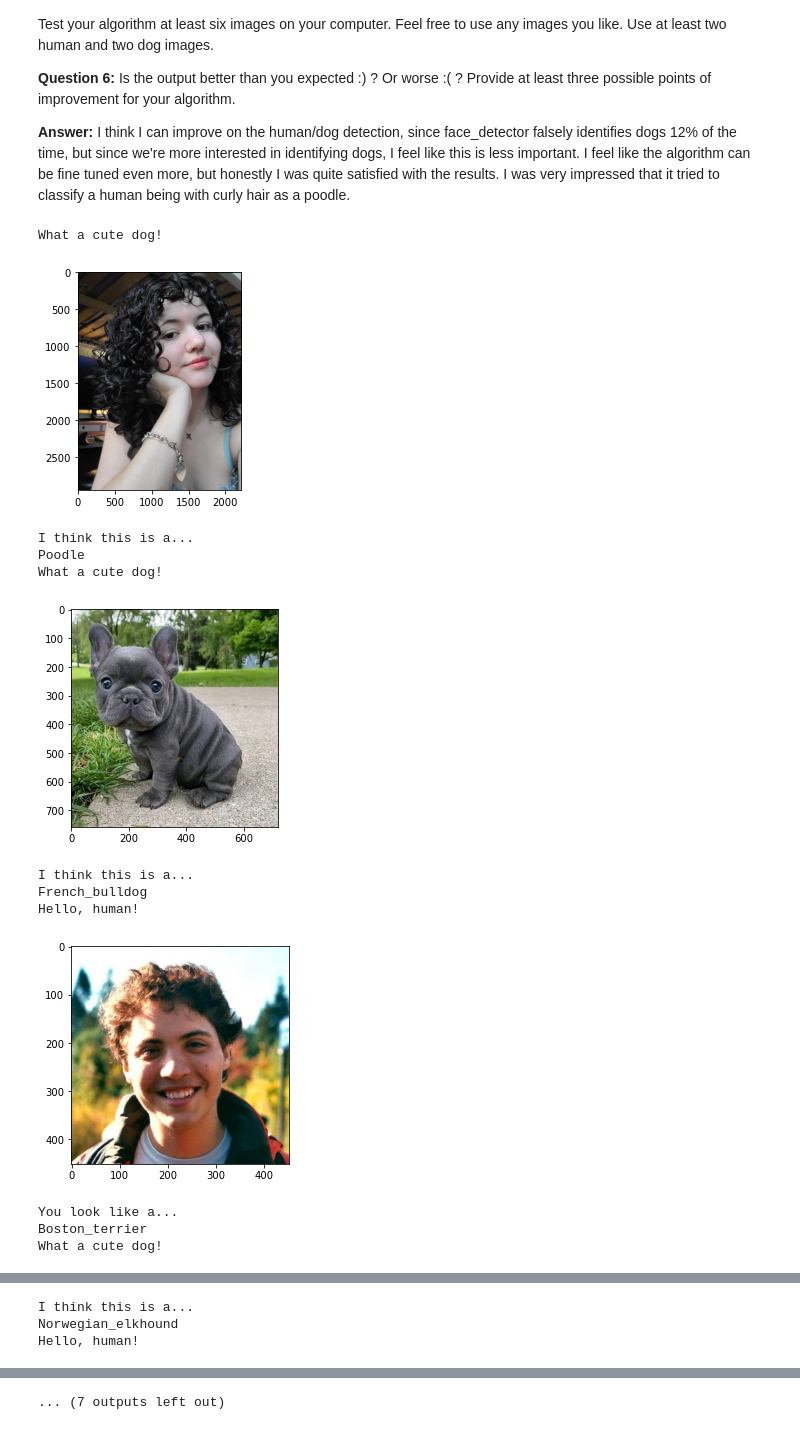
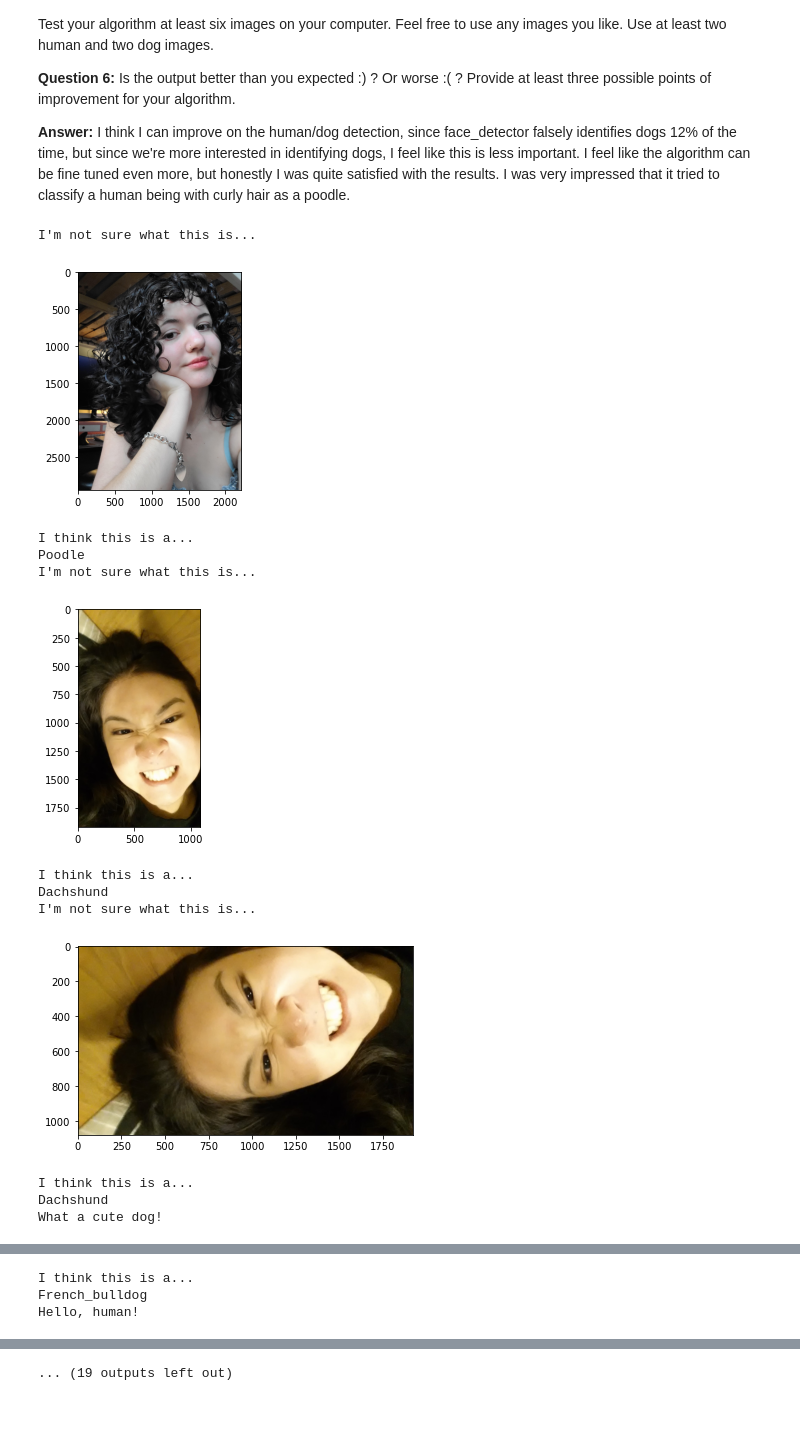
Before and after one commit to Slid61/dog-project, a Jupyter notebook: dog_app.ipynb, the cells around one changed output, grey strips where cells are left out. Saved outputs shown, nothing was run; the diff lists cells and outputs as text; code cells hidden in the pictures.

```diff
--- a/dog_app.ipynb
+++ b/dog_app.ipynb
@@ -753,11 +849,11 @@ where `{network}`, in the above filename, should be one of `VGG19`, `Resnet50`,
 # %%
 ### TODO: Write a function that takes a path to an image as input
 ### and returns the dog breed that is predicted by the model.
-def VGG19_predict_breed(img_path):
+def Xception_predict_breed(img_path):
     # extract bottleneck features
-    bottleneck_feature = extract_VGG19(path_to_tensor(img_path))
+    bottleneck_feature = extract_Xception(path_to_tensor(img_path))
     # obtain predicted vector
-    predicted_vector = VGG19_model.predict(bottleneck_feature)
+    predicted_vector = Xception_model.predict(bottleneck_feature)
     # return dog breed that is predicted by the model
     return dog_names[np.argmax(predicted_vector)]
 # %%
@@ -804,17 +897,23 @@ Some sample output for our algorithm is provided below, but feel free to design
 # %%
 ### TODO: Write your algorithm.
 ### Feel free to use as many code cells as needed.
-def VGG19_algo(img_path):
-    breed = VGG19_predict_breed(img_path)
+def Xception_algo(img_path):
+    breed = Xception_predict_breed(img_path)
     img = cv2.cvtColor(cv2.imread(img_path), cv2.COLOR_BGR2RGB)
-    if (face_detector(img_path) == True):
+    if dog_detector(img_path):
+        print("What a cute dog!")
+        plt.imshow(img)
+        plt.show()
+        print("I think this is a...")
+        print(breed)
+    elif face_detector(img_path):
         print("Hello, human!")
         plt.imshow(img)
         plt.show()
         print("You look like a...")
         print(breed)
     else:
-        print("What a cute dog!")
+        print("I'm not sure what this is...")
         plt.imshow(img)
         plt.show()
         print("I think this is a...")
@@ -836,24 +935,24 @@ __Answer:__ I think I can improve on the human/dog detection, since face_detecto
 # %%
 ## TODO: Execute your algorithm from Step 6 on
 ## at least 6 images on your computer.
 ## Feel free to use as many code cells as needed.
 import os
 
 directory = "test_images"
 
 for filename in os.scandir(directory):
-    VGG19_algo(filename.path)
+    Xception_algo(filename.path)
 # %% [output]
-What a cute dog!
+I'm not sure what this is...
 [figure]
 I think this is a...
 Poodle
-What a cute dog!
+I'm not sure what this is...
-[figure, old version]
+[figure, new version]
 I think this is a...
-French_bulldog
-Hello, human!
+Dachshund
+I'm not sure what this is...
-[figure, old version]
+[figure, new version]
-You look like a...
-Boston_terrier
+I think this is a...
+Dachshund
 What a cute dog!
@@ -861,3 +960,3 @@ What a cute dog!
 I think this is a...
-Norwegian_elkhound
+French_bulldog
 Hello, human!
@@ -869 +968 @@ Hello, human!
-... (7 outputs left out)
+... (19 outputs left out)
```
Also changed, not shown: parts of 18 cells of this notebook, 25 other files.
